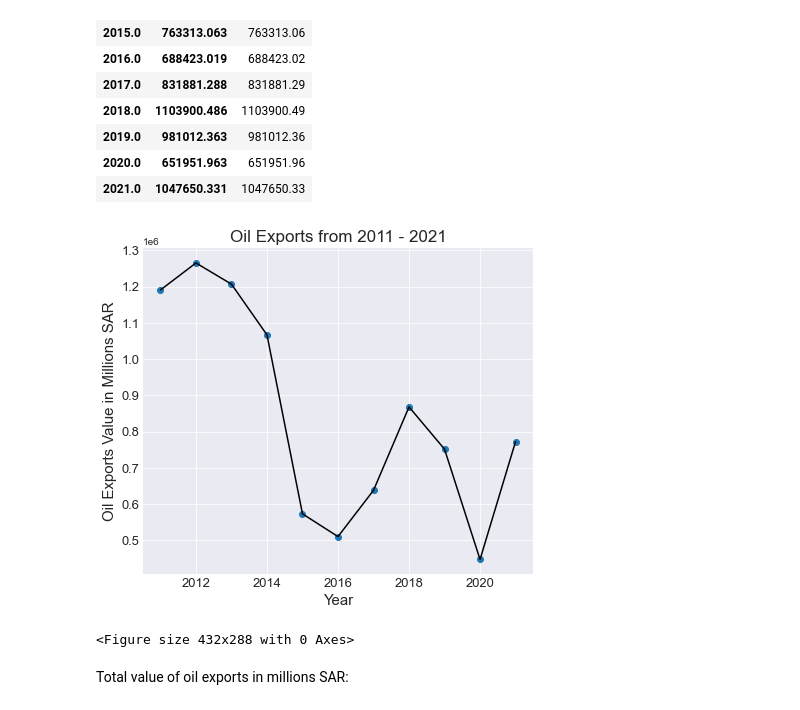
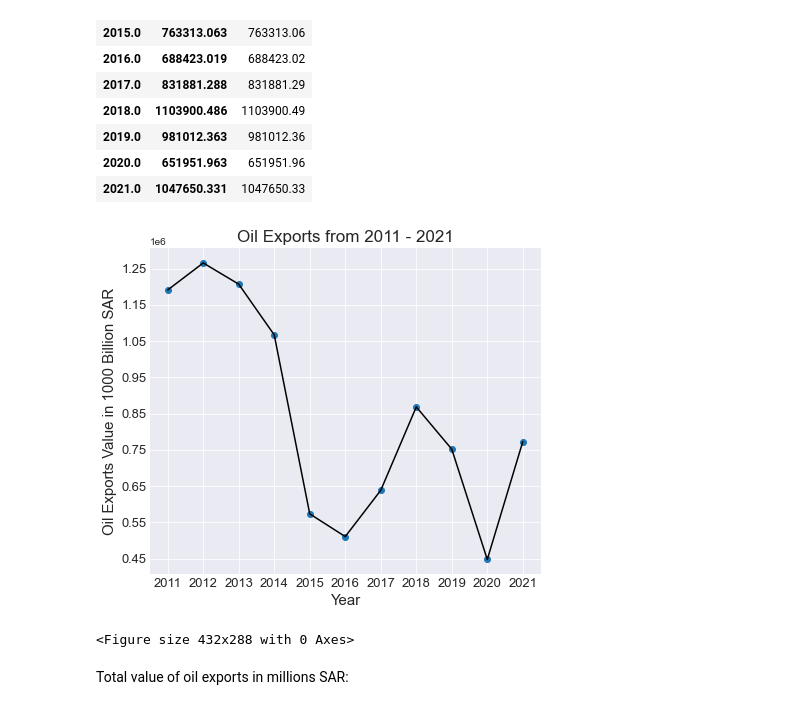
Before and after one commit to Aabusabaeen/Capstone-Project, a Jupyter notebook: Questions.ipynb, the cells around one changed output. Saved outputs shown, nothing was run; the diff lists cells and outputs as text; code cells hidden in the pictures.

```diff
--- a/Questions.ipynb
+++ b/Questions.ipynb
@@ -110,17 +110,17 @@ Trading_Oil_non_Oil.groupby(['Year', 'Total exports'])['Total exports'].aggregat
 # %%
 plt.style.use('seaborn-darkgrid')
 plt.figure(figsize = [7,6])
-plt.scatter(Trading_Oil_non_Oil['Year'], Trading_Oil_non_Oil['Oil Exports Value(Millions SAR)'])
+plt.scatter(Trading_Oil_non_Oil['Year'], Trading_Oil_non_Oil['Oil Exports Value(Millions SAR)'].round())
 plt.plot(Trading_Oil_non_Oil[['Year']], Trading_Oil_non_Oil[['Oil Exports Value(Millions SAR)']], c='black', label='Oil Exports')
 plt.xlabel('Year',fontsize= 15)
-plt.xticks(fontsize= 13)
-plt.yticks(fontsize= 13)
-plt.ylabel('Oil Exports Value in Millions SAR', fontsize= 15)
+plt.xticks(np.arange(2011, 2022, 1), fontsize= 13)
+plt.yticks(np.arange(450000, 1300000, 100000), fontsize= 13)
+plt.ylabel('Oil Exports Value in 1000 Billion SAR', fontsize= 15)
 plt.title("Oil Exports from 2011 - 2021",fontsize= 17 )
 plt.show()
 plt.savefig('Oil Exports exports from 2011 - 2021.png')
 # %% [output]
-[figure, old version]
+[figure, new version]
 <Figure size 432x288 with 0 Axes>
 # %% [markdown]
 Total value of oil exports in millions SAR:
```
Also changed, not shown: parts of 3 cells of this notebook, 7 other files.
